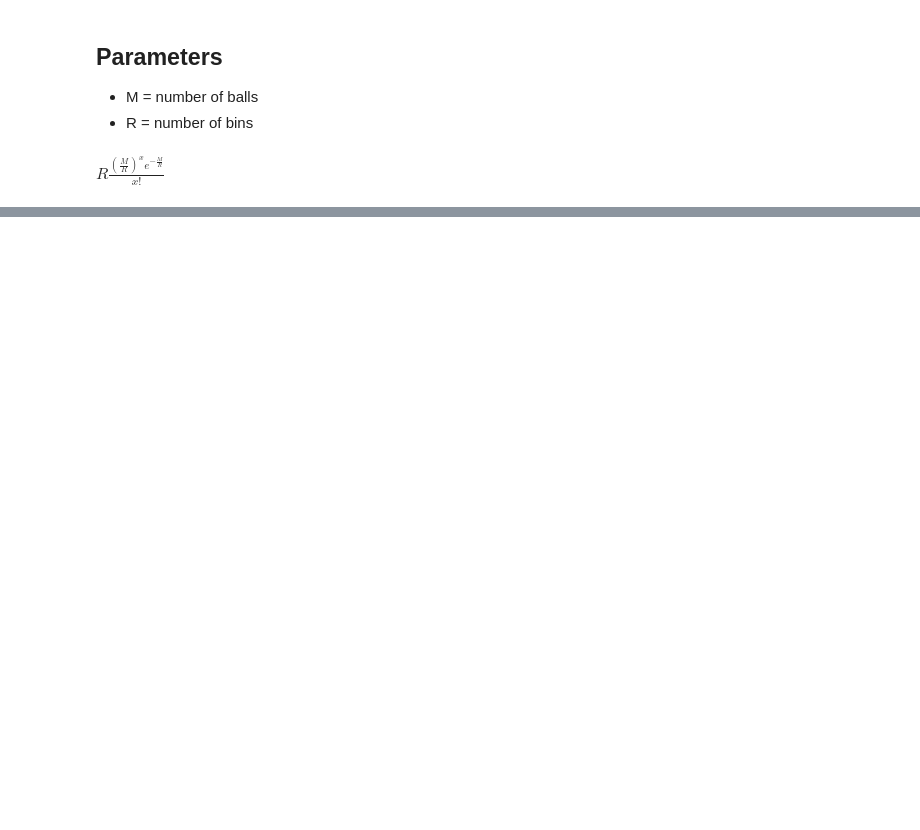
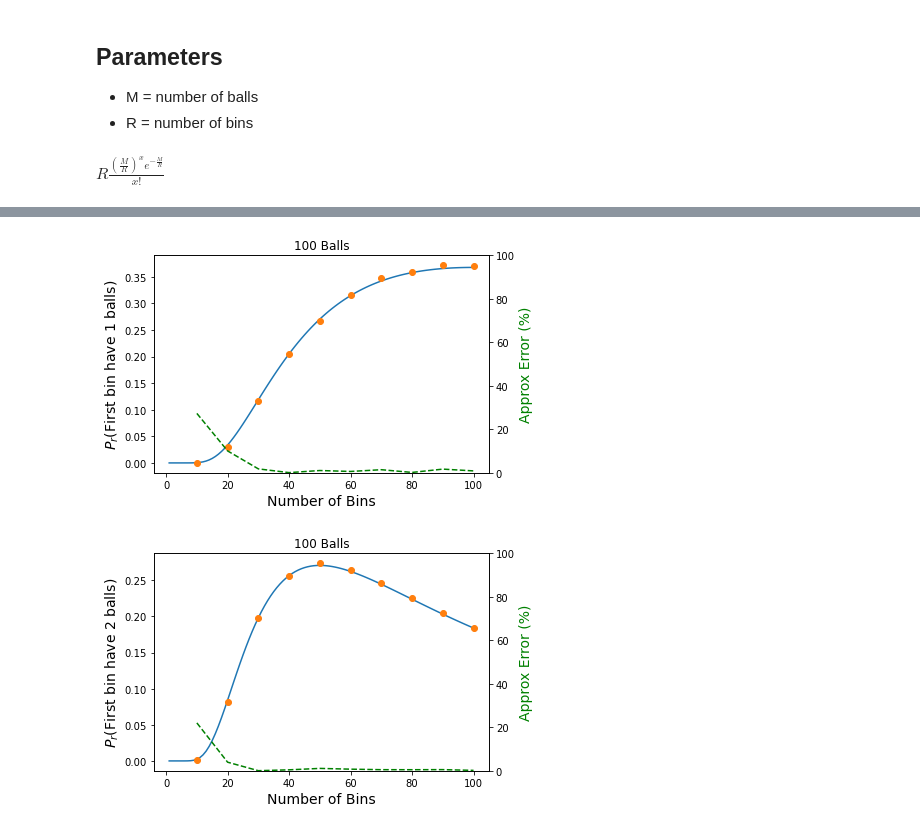
Before and after one commit to eric248550/power-control-uora-11be, a Jupyter notebook: balls_in_box_poiison.ipynb, the cells around one changed output, grey strips where cells are left out. Saved outputs shown, nothing was run; the diff lists cells and outputs as text; code cells hidden in the pictures; blank space fills up the shorter version.

```diff
--- a/balls_in_box_poiison.ipynb
+++ b/balls_in_box_poiison.ipynb
@@ -130,0 +54,20 @@ plt.plot(m_list_simu, result_arr_simu, marker="o", linestyle="None")
+# %%
+def getAna_Simu_ApproxError_With_R(R_list_simu, R_list_ana, x, M, sample):
+    result_arr_simu = [0 for i in range(len(R_list_simu))]
+    result_arr_ana = [0 for i in range(len(R_list_ana))]
+    # 10, 20,... R
+    for idx, R in enumerate(R_list_simu):
+        x_cnt = 0
+        for i in range(sample):
+            x_cnt += simu(M=M, R=R, x=x)
+        result_arr_simu[idx] = x_cnt / sample
+
+    for idx, R in enumerate(R_list_ana):
+        result_arr_ana[idx] = ana(M=M, R=R, x=x)
+
+    approx_error = [0 for i in range(len(R_list_simu))]
+    for idx, m in enumerate(R_list_simu):
+#         approx_error[idx] = abs((result_arr_simu[idx] - result_arr_ana[m-1]) / R) * 100
+        approx_error[idx] = abs((result_arr_simu[idx] - result_arr_ana[m-1]) / result_arr_ana[m-1]) * 100
+#         approx_error[idx] = abs(result_arr_simu[idx] - result_arr_ana[m-1])
+    return(result_arr_ana, result_arr_simu, approx_error)
@@ -130,0 +106,27 @@ plt.plot(m_list_simu, result_arr_simu, marker="o", linestyle="None")
+# %%
+for x in [1,2]:
+    M=100
+    R_list_ana = [i+1 for i in range(100)]
+    R_list_simu = [10,20,30,40,50,60,70,80,90,100]
+    result_arr_ana, result_arr_simu, approx_error = getAna_Simu_ApproxError_With_R(R_list_simu=R_list_simu, R_list_ana=R_list_ana, x=x, M=M, sample=100000)
+
+    # Create a figure and a primary axis
+    fig, ax1 = plt.subplots()
+
+    ax1.plot(R_list_ana, result_arr_ana, label='Poisson Approx result')
+    ax1.plot(R_list_simu, result_arr_simu, marker="o", linestyle="None", label='Simulation result')
+
+    ax1.set_xlabel("Number of Bins", fontsize = 14)
+    ax1.set_ylabel(f'$P_r$(First bin have {x} balls)', fontsize = 14)
+#         plt.legend(loc='center right', bbox_to_anchor=(0.9, 1.8), fontsize = 12)
+
+    ax2 = ax1.twinx()
+    ax2.plot(R_list_simu, approx_error, linestyle="--", color='g', label='approx error')
+    ax2.set_ylabel(f'Approx Error (%)', color='g', fontsize = 14)
+    ax2.set_ylim([0, 100])
+
+    plt.title(f'{M} Balls')
+    plt.show()
+# %% [output]
+[figure, added]
+[figure, added]
```
Also changed, not shown: parts of 8 cells of this notebook, 1 other file.
